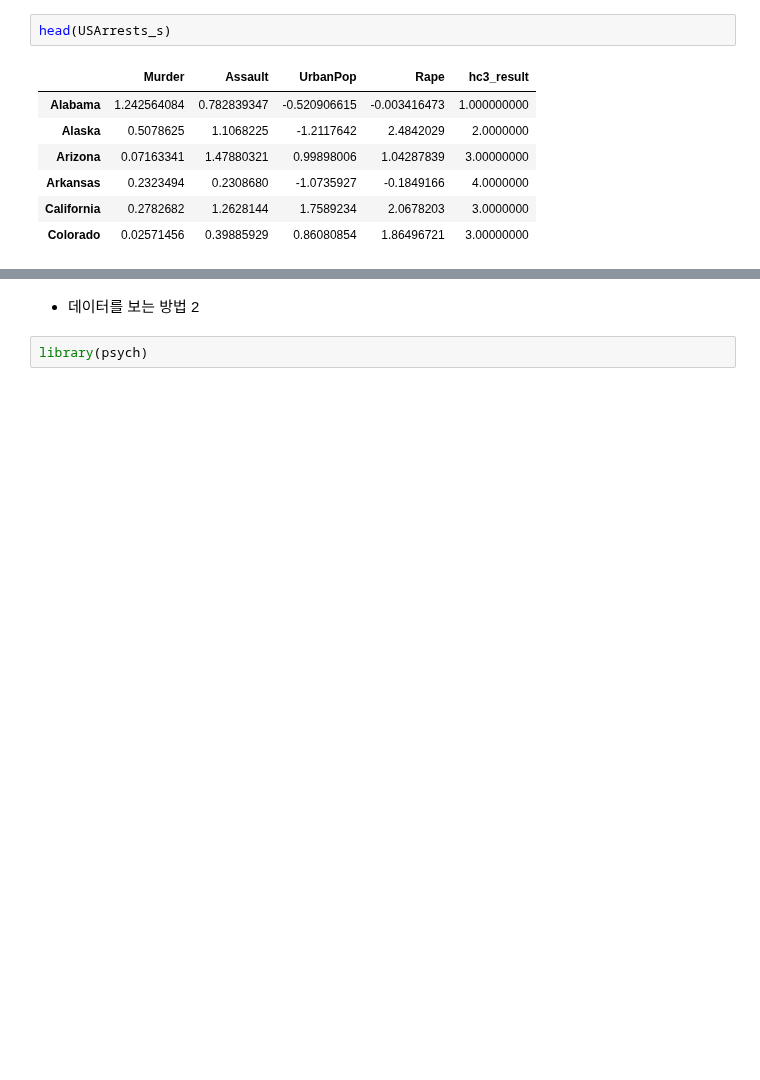
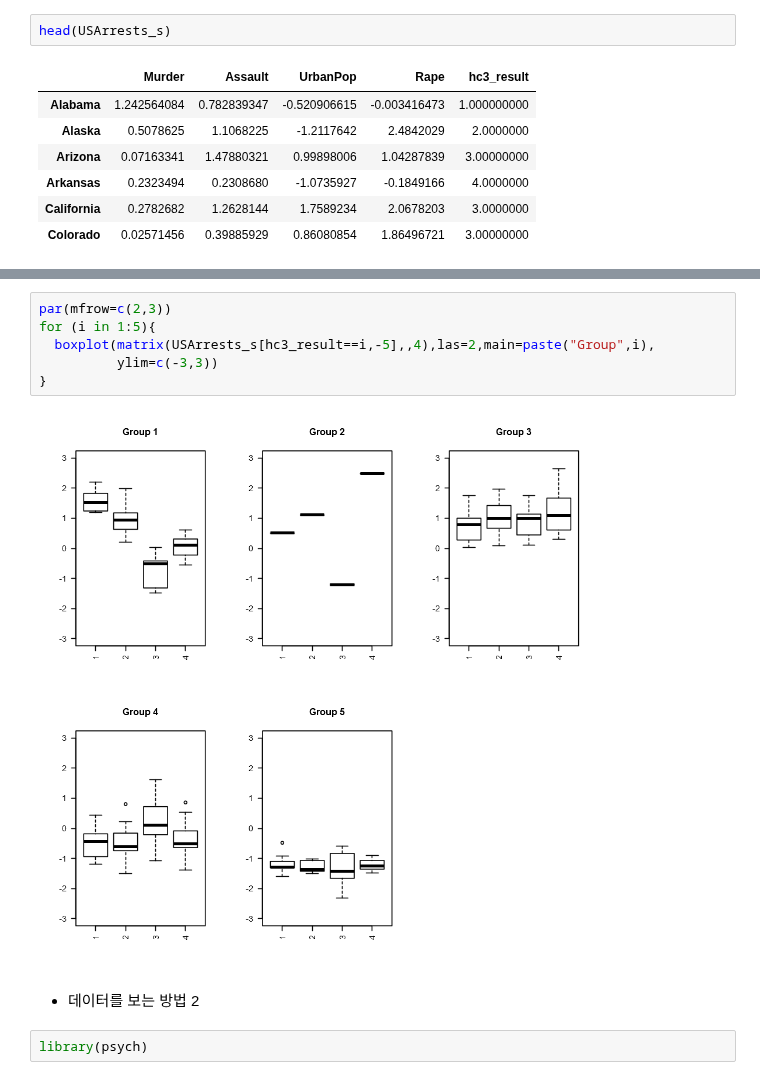
Before and after one commit to byungjun0689/DataScience, a Jupyter notebook: KMU/Second Semester/Statistics/1029_Cluster Analysis/1029_Clustering.ipynb, the cells around one changed output, grey strips where cells are left out. Cells and saved outputs as stored; diff of their text form; blank space fills up the shorter version.

```diff
--- a/KMU/Second Semester/Statistics/1029_Cluster Analysis/1029_Clustering.ipynb
+++ b/KMU/Second Semester/Statistics/1029_Cluster Analysis/1029_Clustering.ipynb
@@ -176,3 +193,11 @@ for(i in 1:4){
+# %%
+par(mfrow=c(2,3))
+for (i in 1:5){
+  boxplot(matrix(USArrests_s[hc3_result==i,-5],,4),las=2,main=paste("Group",i),
+          ylim=c(-3,3))
+}
+# %% [output]
+[figure, added]
 # %% [markdown]
  - 데이터를 보는 방법 2
 # %%
```
Also changed, not shown: parts of 35 cells of this notebook, 7 other files.
